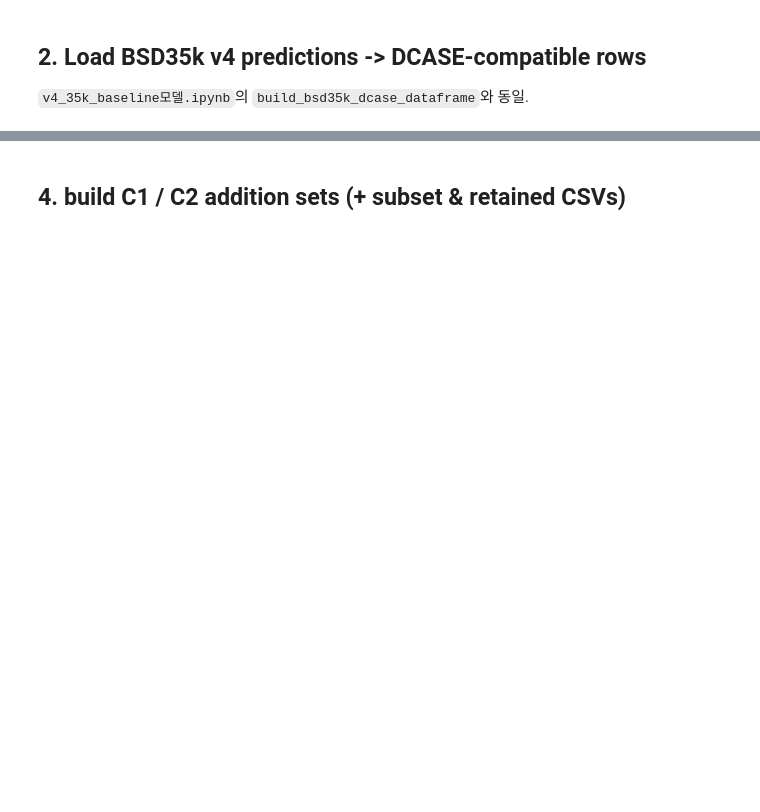
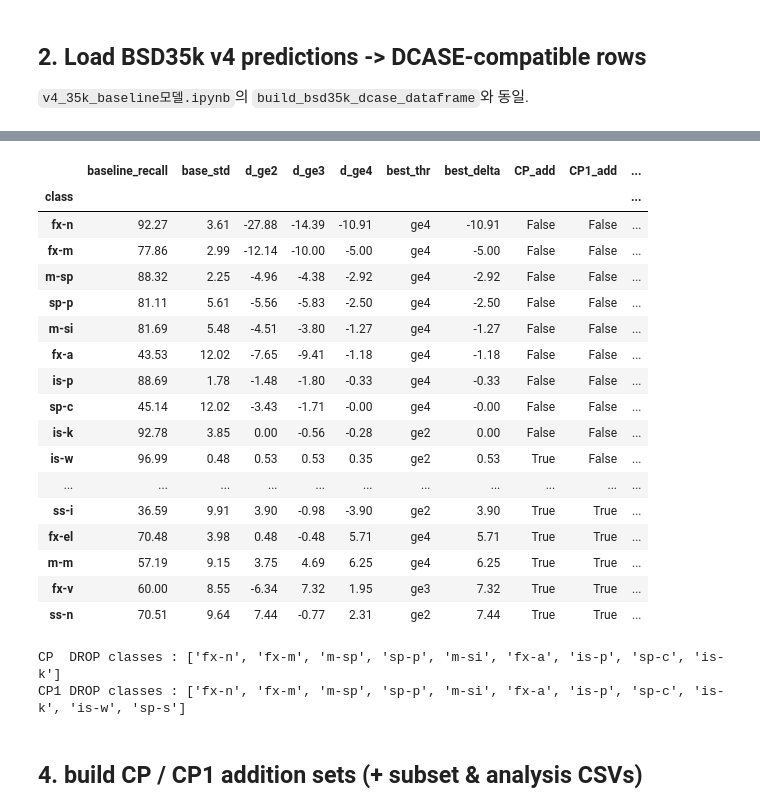
Before and after one commit to KANG-Hyeong-uk/dcase_2026, a Jupyter notebook: notebooks/bsd35k_class_selective_aug.ipynb, the cells around one changed output, grey strips where cells are left out. Drawn from its saved outputs; the diff is of its cells as text; code cells hidden in the pictures; blank space fills up the shorter version.

```diff
--- a/notebooks/bsd35k_class_selective_aug.ipynb
+++ b/notebooks/bsd35k_class_selective_aug.ipynb
@@ -134,37 +167,62 @@ display(bsd35k_all.head(3))
 # %%
 def mean_diag(pattern):
     mats = []
     for f in sorted(glob.glob(pattern)):
         df = pd.read_csv(f, index_col=0)
         mats.append(pd.Series(np.diag(df.values), index=df.index))
     if not mats:
         raise FileNotFoundError(f'No confusion matrices: {pattern}')
-    return pd.concat(mats, axis=1).mean(axis=1) * 100
+    return pd.concat(mats, axis=1)
 
-base_recall = mean_diag(str(BASELINE_PROXY_ROOT / 'pred_ge_2' / 'both' / 'fold_*' / 'evaluation' / 'confusion_matrix_normalized_true.csv'))
-ge4_recall  = mean_diag(str(PREV_AUG_ROOT / 'v4_ge4' / 'both' / 'fold_*' / 'evaluation' / 'confusion_matrix_normalized_true.csv'))
+base_mats = mean_diag(str(BASELINE_PROXY_ROOT / 'pred_ge_2' / 'both' / 'fold_*' / 'evaluation' / 'confusion_matrix_normalized_true.csv'))
+base_recall = base_mats.mean(axis=1) * 100
 
-delta = pd.DataFrame({'baseline_recall': base_recall.round(2), 'v4_ge4_recall': ge4_recall.round(2)})
-delta['delta_ge4'] = (delta['v4_ge4_recall'] - delta['baseline_recall']).round(2)
+THRMAP = {'ge2': 2.0, 'ge3': 3.0, 'ge4': 4.0}
+delta = pd.DataFrame({'baseline_recall': base_recall.round(2)})
+delta['base_std'] = (base_mats.std(axis=1) * 100).round(2)
+for lab in ['ge2', 'ge3', 'ge4']:
+    rec = mean_diag(str(PREV_AUG_ROOT / f'v4_{lab}' / 'both' / 'fold_*' / 'evaluation' / 'confusion_matrix_normalized_true.csv')).mean(axis=1) * 100
+    delta[f'd_{lab}'] = (rec - base_recall).round(2)
 delta.index.name = 'class'
 
-def tier_of(d):
-    if d < -1.0: return 'DROP'
-    if d < 1.0:  return 'ge4'
-    return 'helped'
-delta['policy_tier'] = delta['delta_ge4'].apply(tier_of)
+def pick(row):
+    cands = {lab: row[f'd_{lab}'] for lab in ['ge2', 'ge3', 'ge4']}
+    best = max(cands, key=cands.get)
+    return pd.Series([best, round(cands[best], 2)])
+delta[['best_thr', 'best_delta']] = delta.apply(pick, axis=1)
 
-# strategy thresholds on predicted_confidence_score (1 + 4*v4_filter_score)
-def thr(tier, strat):
-    if tier == 'DROP':   return None
-    if tier == 'ge4':    return 4.0
-    return 4.0 if strat == 'C1' else 2.0   # helped
-for strat in ['C1', 'C2']:
-    delta[f'{strat}_threshold'] = delta['policy_tier'].apply(lambda t: thr(t, strat))
+# 정책: CP = best_delta>0 이면 ADD@best_thr, 아니면 DROP / CP1 = best_delta>=1.0 이어야 ADD
+def policy(best_delta, margin):
+    return best_delta > margin
+delta['CP_add'] = delta['best_delta'] > 0.0
+delta['CP1_add'] = delta['best_delta'] >= 1.0
+delta['n_35k_total'] = delta.index.map(bsd35k_all.groupby('class').size()).fillna(0).astype(int)
 
-delta['n_35k_total'] = delta.index.map(bsd35k_all.groupby('class').size()).fillna(0).astype(int)
-display(delta.sort_values('delta_ge4'))
-print('DROP classes:', delta[delta.policy_tier == 'DROP'].index.tolist())
+delta = delta.sort_values('best_delta')
+display(delta[['baseline_recall', 'base_std', 'd_ge2', 'd_ge3', 'd_ge4', 'best_thr', 'best_delta', 'CP_add', 'CP1_add', 'n_35k_total']])
+print('CP  DROP classes :', delta[~delta['CP_add']].index.tolist())
+print('CP1 DROP classes :', delta[~delta['CP1_add']].index.tolist())
+# %% [output]
+|  | baseline_recall | base_std | d_ge2 | d_ge3 | d_ge4 | best_thr | best_delta | CP_add | CP1_add | ... |
+| class |  |  |  |  |  |  |  |  |  | ... |
+| fx-n | 92.27 | 3.61 | -27.88 | -14.39 | -10.91 | ge4 | -10.91 | False | False | ... |
+| fx-m | 77.86 | 2.99 | -12.14 | -10.00 | -5.00 | ge4 | -5.00 | False | False | ... |
+| m-sp | 88.32 | 2.25 | -4.96 | -4.38 | -2.92 | ge4 | -2.92 | False | False | ... |
+| sp-p | 81.11 | 5.61 | -5.56 | -5.83 | -2.50 | ge4 | -2.50 | False | False | ... |
+| m-si | 81.69 | 5.48 | -4.51 | -3.80 | -1.27 | ge4 | -1.27 | False | False | ... |
+| fx-a | 43.53 | 12.02 | -7.65 | -9.41 | -1.18 | ge4 | -1.18 | False | False | ... |
+| is-p | 88.69 | 1.78 | -1.48 | -1.80 | -0.33 | ge4 | -0.33 | False | False | ... |
+| sp-c | 45.14 | 12.02 | -3.43 | -1.71 | -0.00 | ge4 | -0.00 | False | False | ... |
+| is-k | 92.78 | 3.85 | 0.00 | -0.56 | -0.28 | ge2 | 0.00 | False | False | ... |
+| is-w | 96.99 | 0.48 | 0.53 | 0.53 | 0.35 | ge2 | 0.53 | True | False | ... |
+| ... | ... | ... | ... | ... | ... | ... | ... | ... | ... | ... |
+| ss-i | 36.59 | 9.91 | 3.90 | -0.98 | -3.90 | ge2 | 3.90 | True | True | ... |
+| fx-el | 70.48 | 3.98 | 0.48 | -0.48 | 5.71 | ge4 | 5.71 | True | True | ... |
+| m-m | 57.19 | 9.15 | 3.75 | 4.69 | 6.25 | ge4 | 6.25 | True | True | ... |
+| fx-v | 60.00 | 8.55 | -6.34 | 7.32 | 1.95 | ge3 | 7.32 | True | True | ... |
+| ss-n | 70.51 | 9.64 | 7.44 | -0.77 | 2.31 | ge2 | 7.44 | True | True | ... |
+CP  DROP classes : ['fx-n', 'fx-m', 'm-sp', 'sp-p', 'm-si', 'fx-a', 'is-p', 'sp-c', 'is-k']
+CP1 DROP classes : ['fx-n', 'fx-m', 'm-sp', 'sp-p', 'm-si', 'fx-a', 'is-p', 'sp-c', 'is-k', 'is-w', 'sp-s']
 # %% [markdown]
-## 4. build C1 / C2 addition sets (+ subset & retained CSVs)
+## 4. build CP / CP1 addition sets (+ subset & analysis CSVs)
 # %%
```
Also changed, not shown: parts of 19 cells of this notebook, 6 other files.
